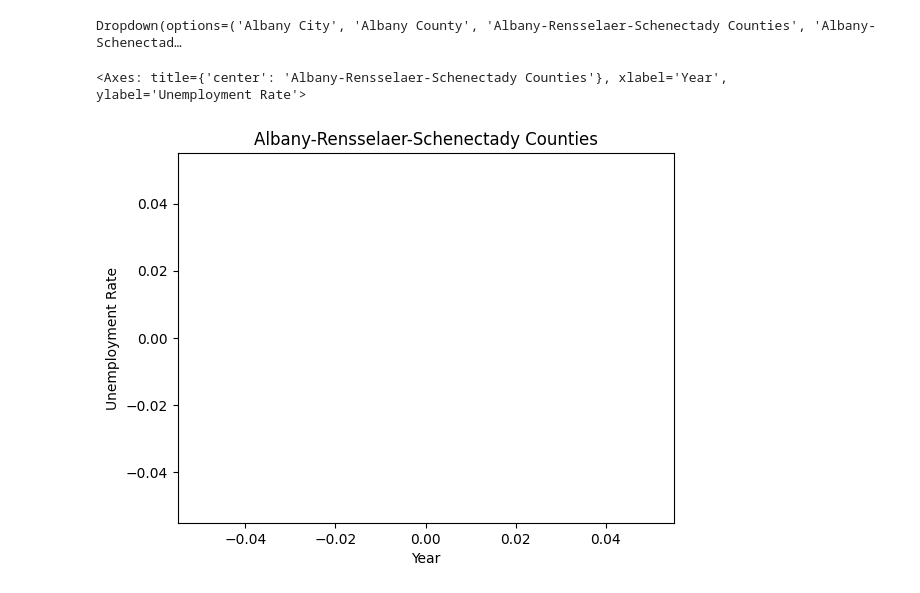
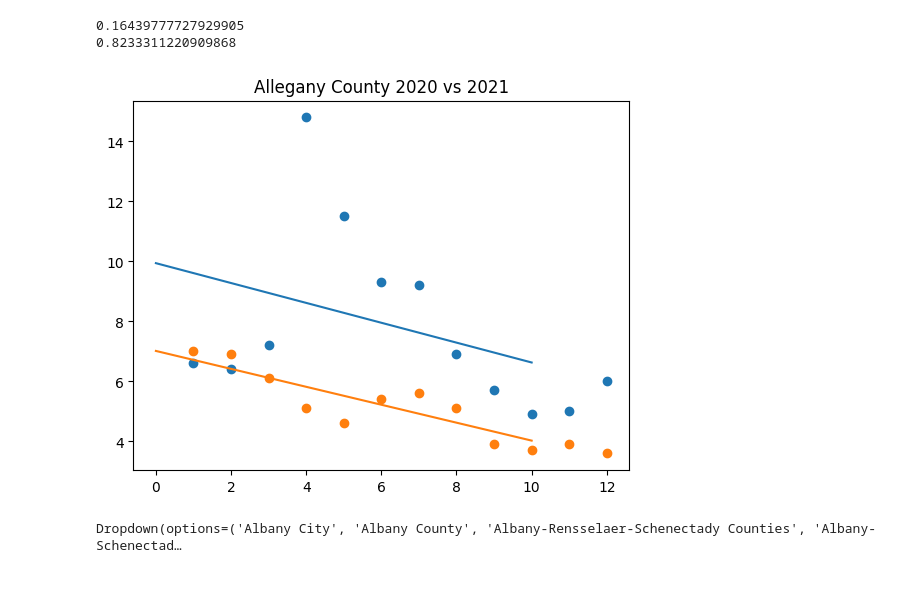
Before and after one commit to DoyleAaron/Data-Science-Year-4, a Jupyter notebook: Unemployment-Rates/Unemployment.ipynb, the cells around one changed output. Saved outputs shown, nothing was run; the diff lists cells and outputs as text; code cells hidden in the pictures.

```diff
--- a/Unemployment-Rates/Unemployment.ipynb
+++ b/Unemployment-Rates/Unemployment.ipynb
@@ -68,3 +77,47 @@ plt.plot(xfit, yfit)
+# %%
+model = LinearRegression(fit_intercept=True)
+
+x = covid_filtered_df[['Month']]
+y = covid_filtered_df['Unemployment Rate']
+
+model.fit(x,y)
+xfit = np.linspace(0, 10, 1000)
+yfit = model.predict(xfit[:, np.newaxis])
+
+plt.title(selected_area + ', 2020')
+plt.scatter(x, y,)
+plt.plot(xfit, yfit)
+# This is fitting the line to the data
+
+y_pred = model.predict(x)
+r2 = r2_score(y, y_pred)
+print(r2)
+
+model = LinearRegression(fit_intercept=True)
+
+x = post_covid_filtered_df[['Month']]
+y = post_covid_filtered_df['Unemployment Rate']
+
+model.fit(x,y)
+xfit = np.linspace(0, 10, 1000)
+yfit = model.predict(xfit[:, np.newaxis])
+
+plt.title(selected_area + ' 2020 vs 2021')
+plt.scatter(x, y,)
+plt.plot(xfit, yfit)
+
+y_pred = model.predict(x)
+r2 = r2_score(y, y_pred)
+print(r2)
+
+
+# As you can see from the chart below, covid massively affected the unemployments when it hit in april 2020, with unemployment skyrocketing by over 10%
+# but it did gradually being to drop as time went on and the initial panic form the pandemic calmed down with 2021 being a good indicator of this as it drops fairly consistently throughout the year
+# This is backed up by the accuracy of the charts as 2020 is at 16% as it took a huge spike in april and then had to slowly recover but 2021 was always on the gradual decline and s sitting at an 82%
+# %% [output]
+0.16439777727929905
+0.8233311220909868
+[figure, added]
 # %%
 # From my findings the month is going to be too specific as there are too many points to plot so I am going to combine them into an average for the year
 df = pd.read_csv('Unemployment_rates.csv')
@@ -94,9 +147,3 @@ dropdown.observe(on_value_change, names='value')
 display(dropdown)
 # %% [output]
 Dropdown(options=('Albany City', 'Albany County', 'Albany-Rensselaer-Schenectady Counties', 'Albany-Schenectad…
-# %%
-filtered_df = df[df['Area'] == new_selected_area]
-filtered_df.plot.scatter(x = 'Year', y = 'Unemployment Rate', title = new_selected_area)
-# %% [output]
-<Axes: title={'center': 'Albany-Rensselaer-Schenectady Counties'}, xlabel='Year', ylabel='Unemployment Rate'>
-[figure, removed]
```
Also changed, not shown: parts of 7 cells of this notebook.
